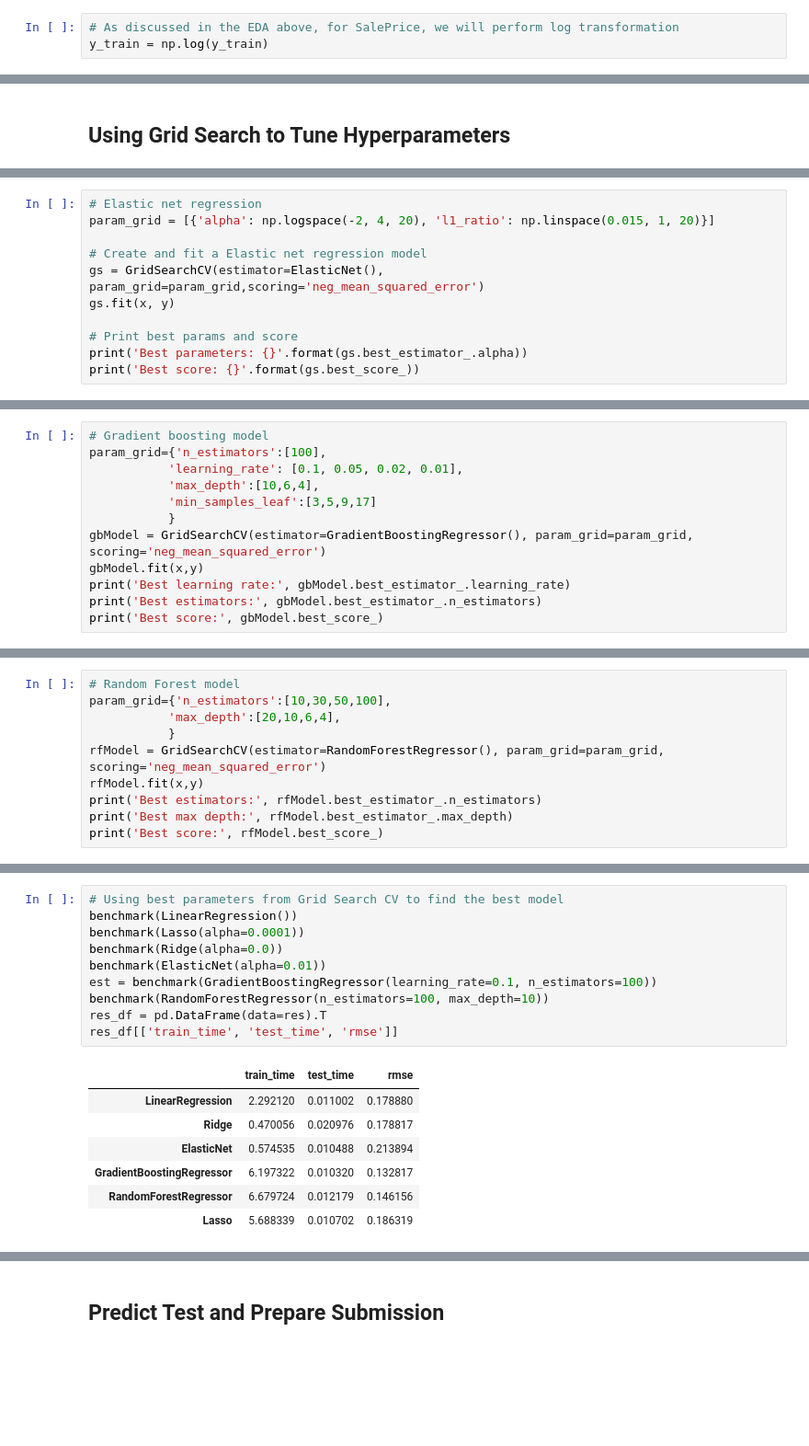
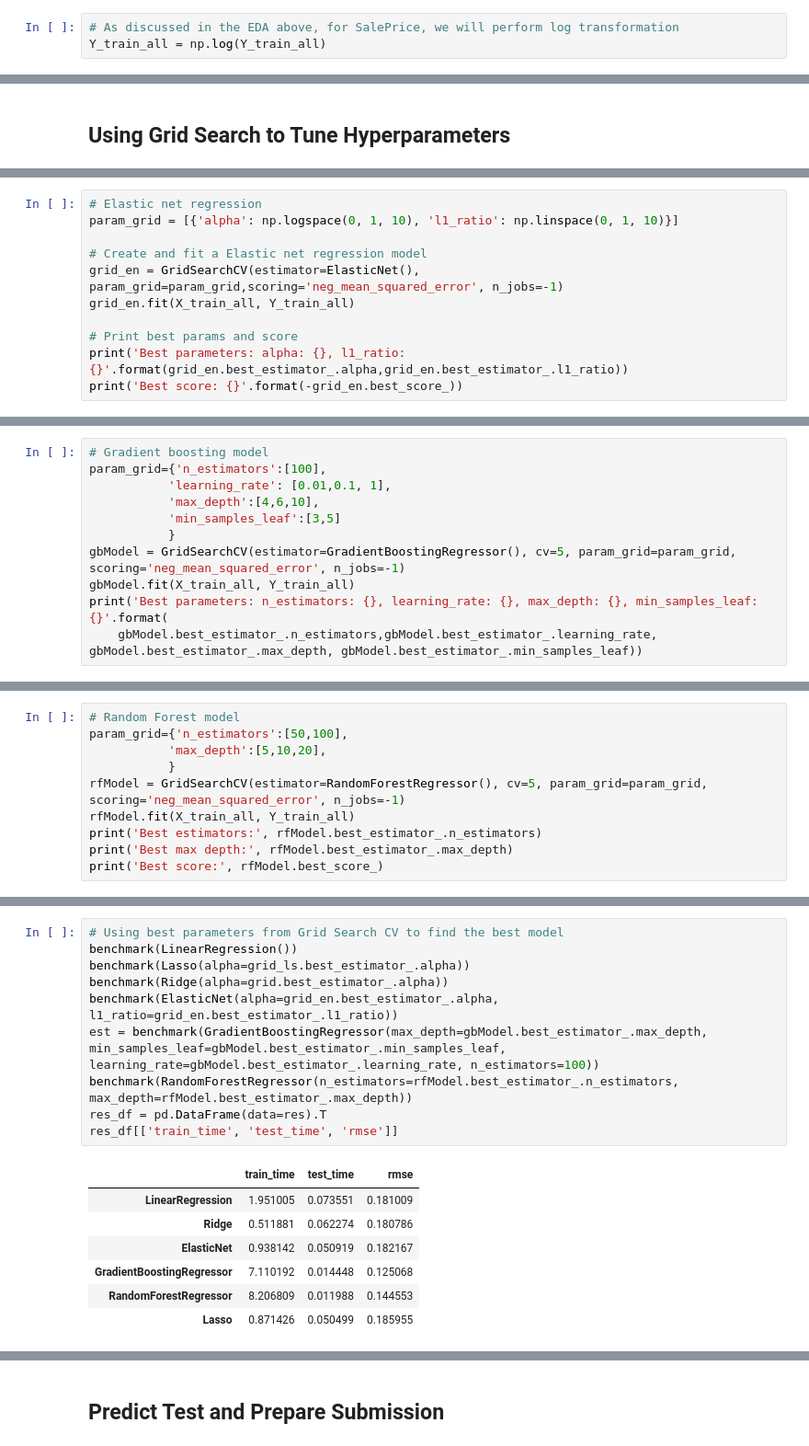
Before and after one commit to ansjory/w207_project, a Jupyter notebook: Kaggle_House_Prices/Mlaire_final.ipynb, the cells around one changed output, grey strips where cells are left out. Shown at 92% size. Saved outputs shown, nothing was run; the diff lists cells and outputs as text; blank space fills up the shorter version.

```diff
--- a/Kaggle_House_Prices/Mlaire_final.ipynb
+++ b/Kaggle_House_Prices/Mlaire_final.ipynb
@@ -789,7 +789,7 @@ In this section, we will prepare data for machine learning modeling. This includ
 ### Log Transformations
 # %%
 # As discussed in the EDA above, for SalePrice, we will perform log transformation
-y_train = np.log(y_train)
+Y_train_all = np.log(Y_train_all)
 # %% [markdown]
 We will also perform log transformation for these numeric features. Note that since the min value of *PoolArea* is 0, we cannot perform log transformation. We will, instead, use *log1p* transformation.
 # %%
@@ -1004,12 +1007,12 @@ Best score: -0.015456796747330966
 # %%
 # Elastic net regression
-param_grid = [{'alpha': np.logspace(-2, 4, 20), 'l1_ratio': np.linspace(0.015, 1, 20)}]
+param_grid = [{'alpha': np.logspace(0, 1, 10), 'l1_ratio': np.linspace(0, 1, 10)}]
 
 # Create and fit a Elastic net regression model
-gs = GridSearchCV(estimator=ElasticNet(), param_grid=param_grid,scoring='neg_mean_squared_error')
-gs.fit(x, y)
+grid_en = GridSearchCV(estimator=ElasticNet(), param_grid=param_grid,scoring='neg_mean_squared_error', n_jobs=-1)
+grid_en.fit(X_train_all, Y_train_all)
 
 # Print best params and score
-print('Best parameters: {}'.format(gs.best_estimator_.alpha))
-print('Best score: {}'.format(gs.best_score_))
+print('Best parameters: alpha: {}, l1_ratio: {}'.format(grid_en.best_estimator_.alpha,grid_en.best_estimator_.l1_ratio))
+print('Best score: {}'.format(-grid_en.best_score_))
 # %% [output]
@@ -1018,15 +1028,14 @@ Best score: -0.016000102990679957
 # %%
 # Gradient boosting model
 param_grid={'n_estimators':[100],
-           'learning_rate': [0.1, 0.05, 0.02, 0.01],
-           'max_depth':[10,6,4],
-           'min_samples_leaf':[3,5,9,17]
+           'learning_rate': [0.01,0.1, 1],
+           'max_depth':[4,6,10],
+           'min_samples_leaf':[3,5]
            }
-gbModel = GridSearchCV(estimator=GradientBoostingRegressor(), param_grid=param_grid, scoring='neg_mean_squared_error')
-gbModel.fit(x,y)
-print('Best learning rate:', gbModel.best_estimator_.learning_rate)
-print('Best estimators:', gbModel.best_estimator_.n_estimators)
-print('Best score:', gbModel.best_score_)
+gbModel = GridSearchCV(estimator=GradientBoostingRegressor(), cv=5, param_grid=param_grid, scoring='neg_mean_squared_error', n_jobs=-1)
+gbModel.fit(X_train_all, Y_train_all)
+print('Best parameters: n_estimators: {}, learning_rate: {}, max_depth: {}, min_samples_leaf: {}'.format(
+    gbModel.best_estimator_.n_estimators,gbModel.best_estimator_.learning_rate, gbModel.best_estimator_.max_depth, gbModel.best_estimator_.min_samples_leaf))
 # %% [output]
 Best learning rate: 0.1
 Best estimators: 100
@@ -1034,10 +1053,10 @@ Best score: -0.01803330209023503
 # %%
 # Random Forest model
-param_grid={'n_estimators':[10,30,50,100],
-           'max_depth':[20,10,6,4],
+param_grid={'n_estimators':[50,100],
+           'max_depth':[5,10,20],
            }
-rfModel = GridSearchCV(estimator=RandomForestRegressor(), param_grid=param_grid, scoring='neg_mean_squared_error')
-rfModel.fit(x,y)
+rfModel = GridSearchCV(estimator=RandomForestRegressor(), cv=5, param_grid=param_grid, scoring='neg_mean_squared_error', n_jobs=-1)
+rfModel.fit(X_train_all, Y_train_all)
 print('Best estimators:', rfModel.best_estimator_.n_estimators)
 print('Best max depth:', rfModel.best_estimator_.max_depth)
 print('Best score:', rfModel.best_score_)
@@ -1048,20 +1080,20 @@ Best score: -0.02215568962679911
 # %%
 # Using best parameters from Grid Search CV to find the best model
 benchmark(LinearRegression())
-benchmark(Lasso(alpha=0.0001))
-benchmark(Ridge(alpha=0.0))
-benchmark(ElasticNet(alpha=0.01))
-est = benchmark(GradientBoostingRegressor(learning_rate=0.1, n_estimators=100))
-benchmark(RandomForestRegressor(n_estimators=100, max_depth=10))
+benchmark(Lasso(alpha=grid_ls.best_estimator_.alpha))
+benchmark(Ridge(alpha=grid.best_estimator_.alpha))
+benchmark(ElasticNet(alpha=grid_en.best_estimator_.alpha, l1_ratio=grid_en.best_estimator_.l1_ratio))
+est = benchmark(GradientBoostingRegressor(max_depth=gbModel.best_estimator_.max_depth, min_samples_leaf=gbModel.best_estimator_.min_samples_leaf, learning_rate=gbModel.best_estimator_.learning_rate, n_estimators=100))
+benchmark(RandomForestRegressor(n_estimators=rfModel.best_estimator_.n_estimators, max_depth=rfModel.best_estimator_.max_depth))
 res_df = pd.DataFrame(data=res).T
 res_df[['train_time', 'test_time', 'rmse']]
 # %% [output]
 |  | train_time | test_time | rmse |
-| LinearRegression | 2.292120 | 0.011002 | 0.178880 |
-| Ridge | 0.470056 | 0.020976 | 0.178817 |
-| ElasticNet | 0.574535 | 0.010488 | 0.213894 |
-| GradientBoostingRegressor | 6.197322 | 0.010320 | 0.132817 |
-| RandomForestRegressor | 6.679724 | 0.012179 | 0.146156 |
-| Lasso | 5.688339 | 0.010702 | 0.186319 |
+| LinearRegression | 1.951005 | 0.073551 | 0.181009 |
+| Ridge | 0.511881 | 0.062274 | 0.180786 |
+| ElasticNet | 0.938142 | 0.050919 | 0.182167 |
+| GradientBoostingRegressor | 7.110192 | 0.014448 | 0.125068 |
+| RandomForestRegressor | 8.206809 | 0.011988 | 0.144553 |
+| Lasso | 0.871426 | 0.050499 | 0.185955 |
 # %%
 # Analyzing our best model GradientBoostingRegressor by getting relative importance of each attribute
```
Also changed, not shown: parts of 28 cells of this notebook.
